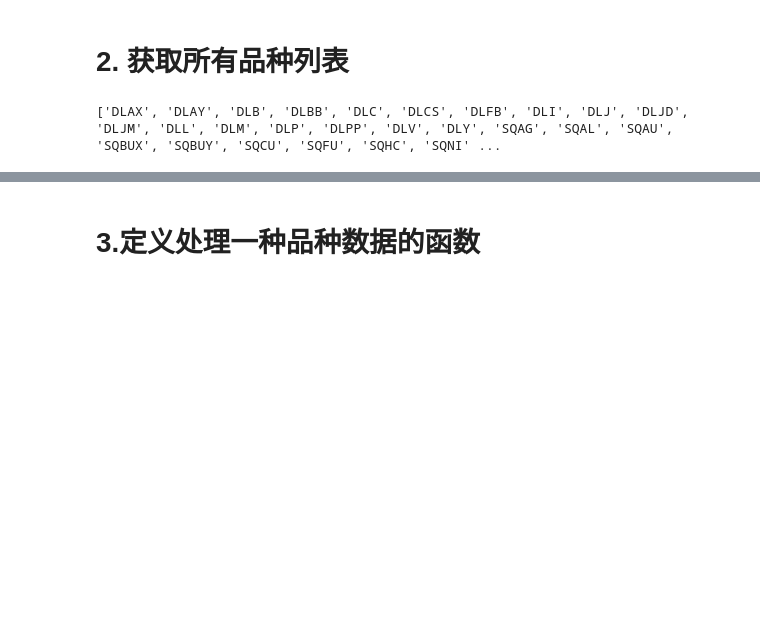
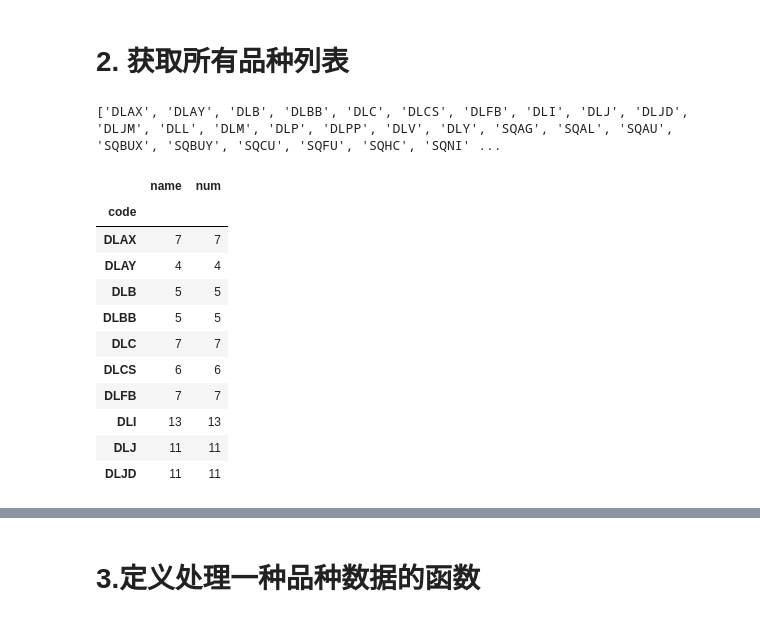
Before and after one commit to xmduhan/notebook, a Jupyter notebook: data_convert.ipynb, the cells around one changed output, grey strips where cells are left out. Saved outputs shown, nothing was run; the diff lists cells and outputs as text; code cells hidden in the pictures; blank space fills up the shorter version.

```diff
--- a/data_convert.ipynb
+++ b/data_convert.ipynb
@@ -33,5 +35,18 @@ re.findall(r'\d+' , test)
 # %%
 instrumentList  = list(filenameDataset.groupby('code').count().index)
 print instrumentList
+filenameDataset.groupby('code').count().head(10)
 # %% [output]
 ['DLAX', 'DLAY', 'DLB', 'DLBB', 'DLC', 'DLCS', 'DLFB', 'DLI', 'DLJ', 'DLJD', 'DLJM', 'DLL', 'DLM', 'DLP', 'DLPP', 'DLV', 'DLY', 'SQAG', 'SQAL', 'SQAU', 'SQBUX', 'SQBUY', 'SQCU', 'SQFU', 'SQHC', 'SQNI' ...
+|  | name | num |
+| code |  |  |
+| DLAX | 7 | 7 |
+| DLAY | 4 | 4 |
+| DLB | 5 | 5 |
+| DLBB | 5 | 5 |
+| DLC | 7 | 7 |
+| DLCS | 6 | 6 |
+| DLFB | 7 | 7 |
+| DLI | 13 | 13 |
+| DLJ | 11 | 11 |
+| DLJD | 11 | 11 |
```
Also changed, not shown: parts of 9 cells of this notebook.
